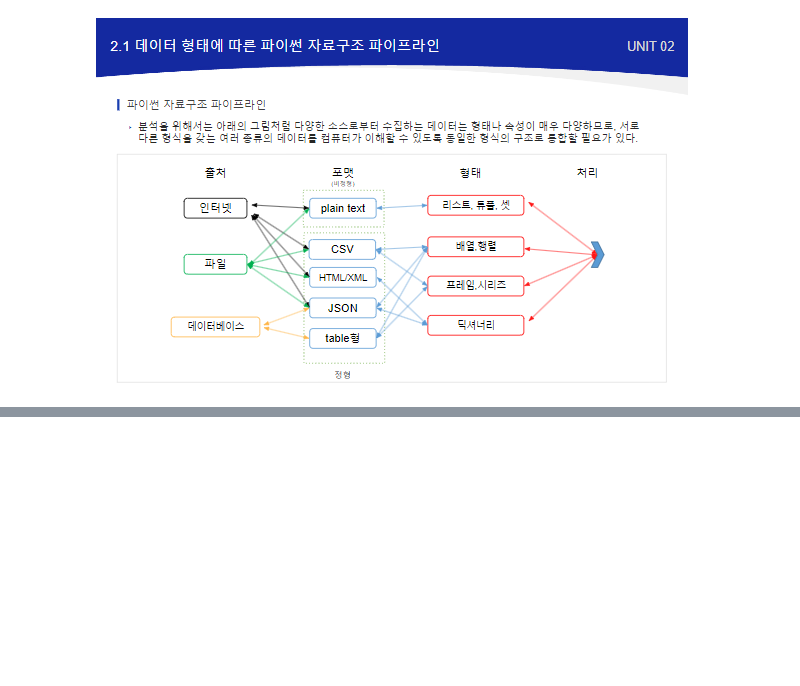
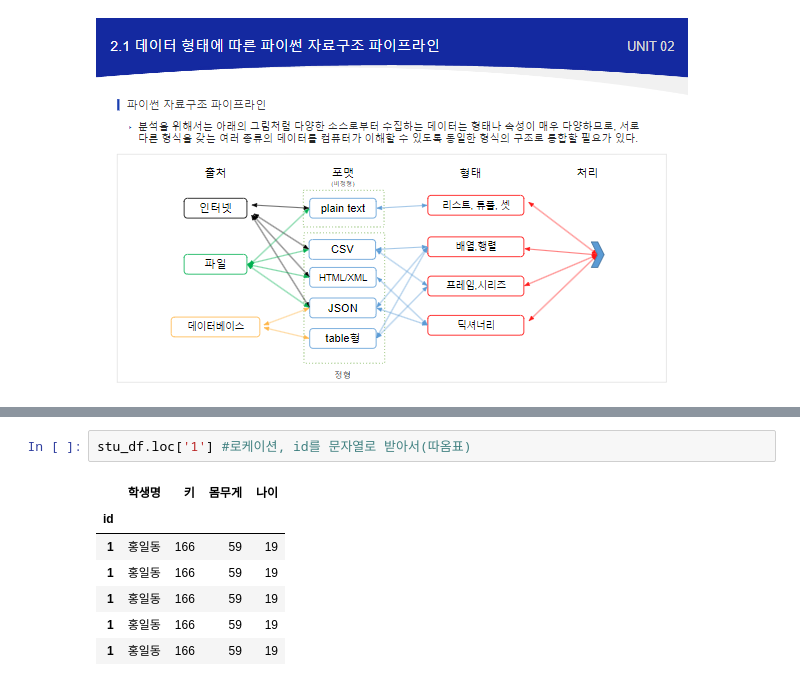
Before and after one commit to coconutkim/data, a Jupyter notebook: 판다스기초.ipynb, the cells around one changed output, grey strips where cells are left out. Drawn from its saved outputs; the diff is of its cells as text; blank space fills up the shorter version.

```diff
--- a/판다스기초.ipynb
+++ b/판다스기초.ipynb
@@ -134,0 +372,10 @@ dcl: control
+# %%
+stu_df.loc['1'] #로케이션, id를 문자열로 받아서(따옴표)
+# %% [output]
+|  | 학생명 | 키 | 몸무게 | 나이 |
+| id |  |  |  |  |
+| 1 | 홍일동 | 166 | 59 | 19 |
+| 1 | 홍일동 | 166 | 59 | 19 |
+| 1 | 홍일동 | 166 | 59 | 19 |
+| 1 | 홍일동 | 166 | 59 | 19 |
+| 1 | 홍일동 | 166 | 59 | 19 |
```
Also changed, not shown: parts of 60 cells of this notebook.
